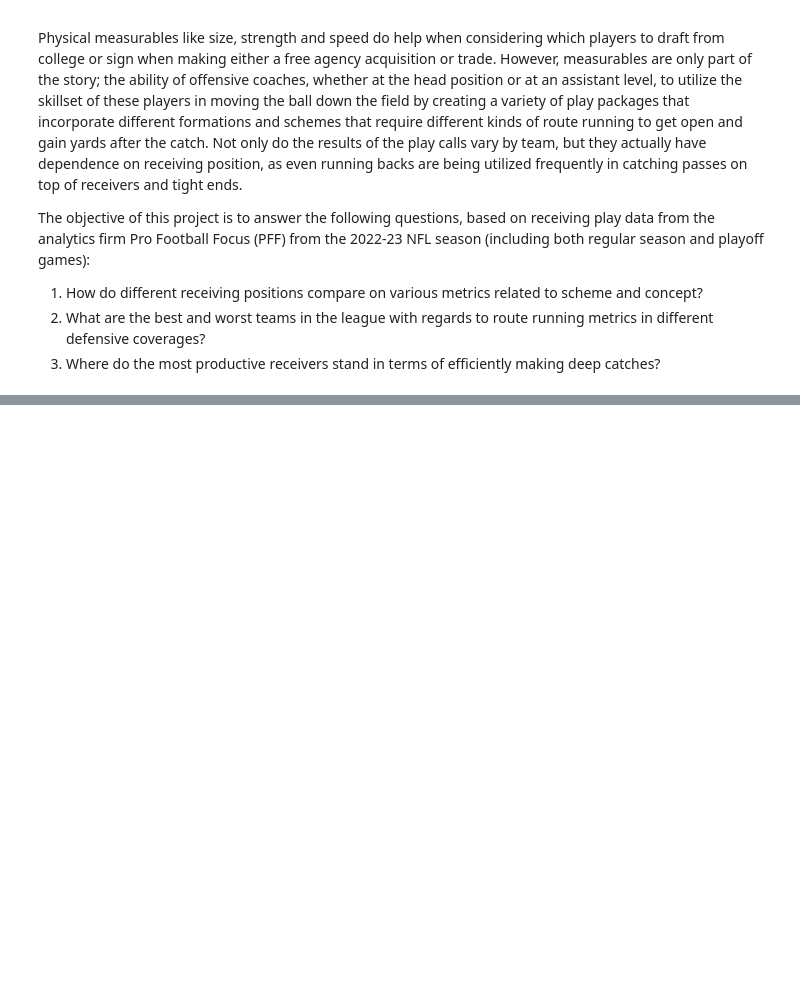
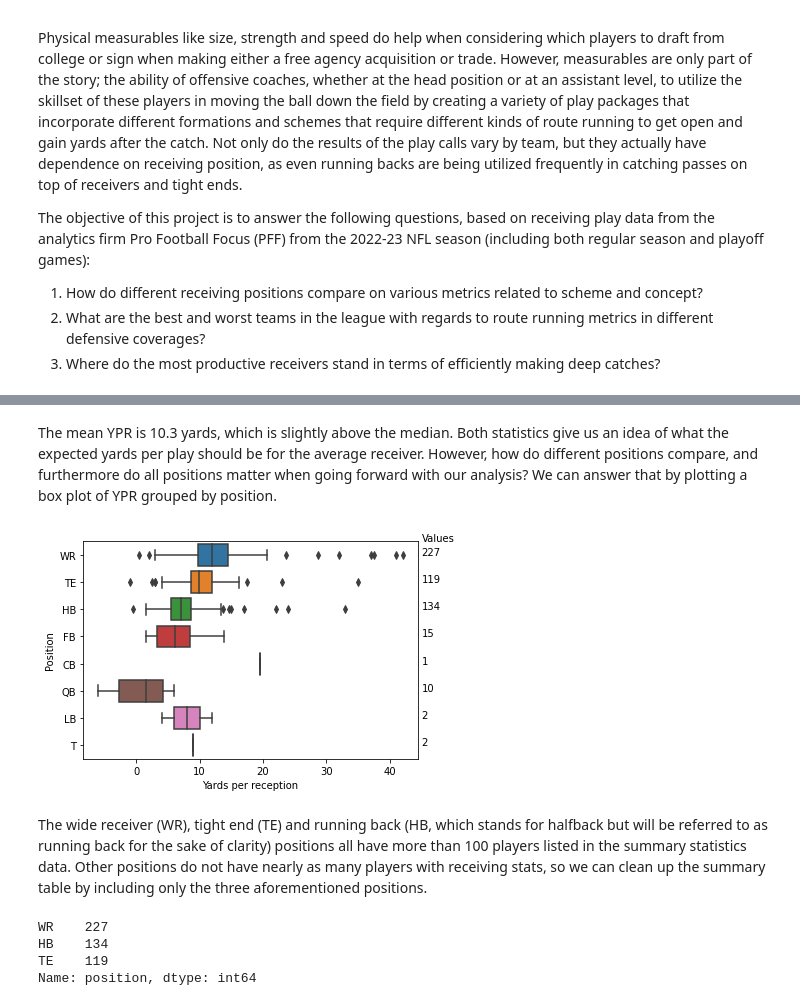
Before and after one commit to kchander92/NYCDSA-Data-Analysis-Project, a Jupyter notebook: Data Analysis Project Krishnan Chander.ipynb, the cells around one changed output, grey strips where cells are left out. Cells and saved outputs as stored; diff of their text form; code cells hidden in the pictures; blank space fills up the shorter version.

```diff
--- a/Data Analysis Project Krishnan Chander.ipynb
+++ b/Data Analysis Project Krishnan Chander.ipynb
@@ -12,0 +53,22 @@ The objective of this project is to answer the following questions, based on rec
+# %% [markdown]
+The mean YPR is 10.3 yards, which is slightly above the median. Both statistics give us an idea of what the expected yards per play should be for the average receiver. However, how do different positions compare, and furthermore do all positions matter when going forward with our analysis? We can answer that by plotting a box plot of YPR grouped by position.
+# %%
+g = sb.boxplot(data=receiving_summary, x='yards_per_reception', y='position')
+g.set_xlabel('Yards per reception')
+g.set_ylabel('Position')
+g.text(45, -0.5, 'Values')
+for ytick in g.get_yticks():
+    pos = g.get_yticklabels()[ytick].get_text()
+    g.text(45, ytick, len(receiving_summary[receiving_summary['position'] == pos]))
+# %% [output]
+[figure, added]
+# %% [markdown]
+The wide receiver (WR), tight end (TE) and running back (HB, which stands for halfback but will be referred to as running back for the sake of clarity) positions all have more than 100 players listed in the summary statistics data. Other positions do not have nearly as many players with receiving stats, so we can clean up the summary table by including only the three aforementioned positions.
+# %%
+receiving_summary = receiving_summary[receiving_summary['position'].isin(['WR', 'TE', 'HB'])]
+receiving_summary['position'].value_counts()
+# %% [output]
+WR    227
+HB    134
+TE    119
+Name: position, dtype: int64
```
Also changed, not shown: parts of 11 cells of this notebook.
